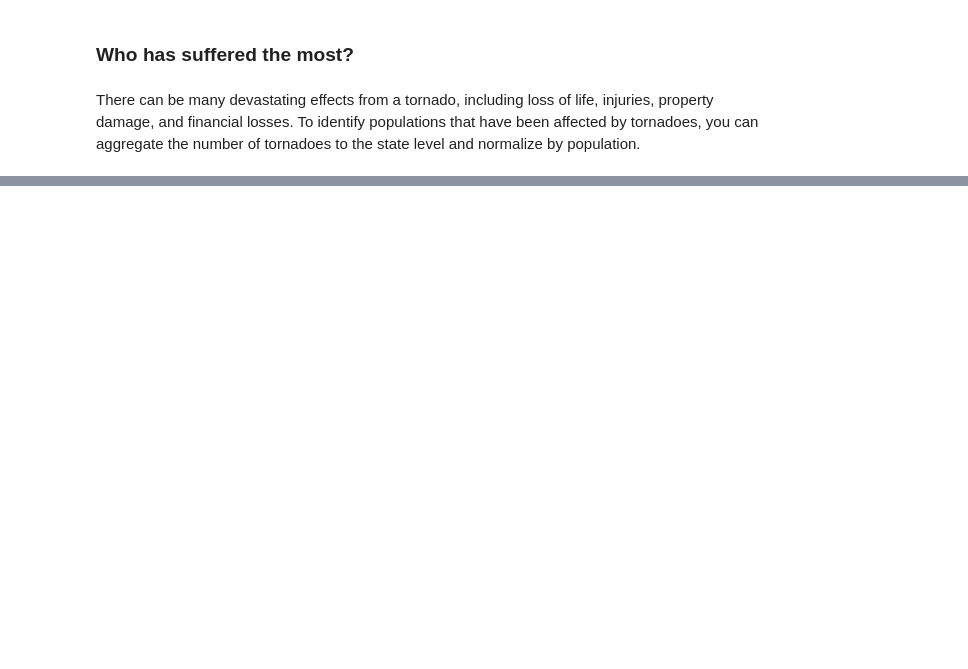
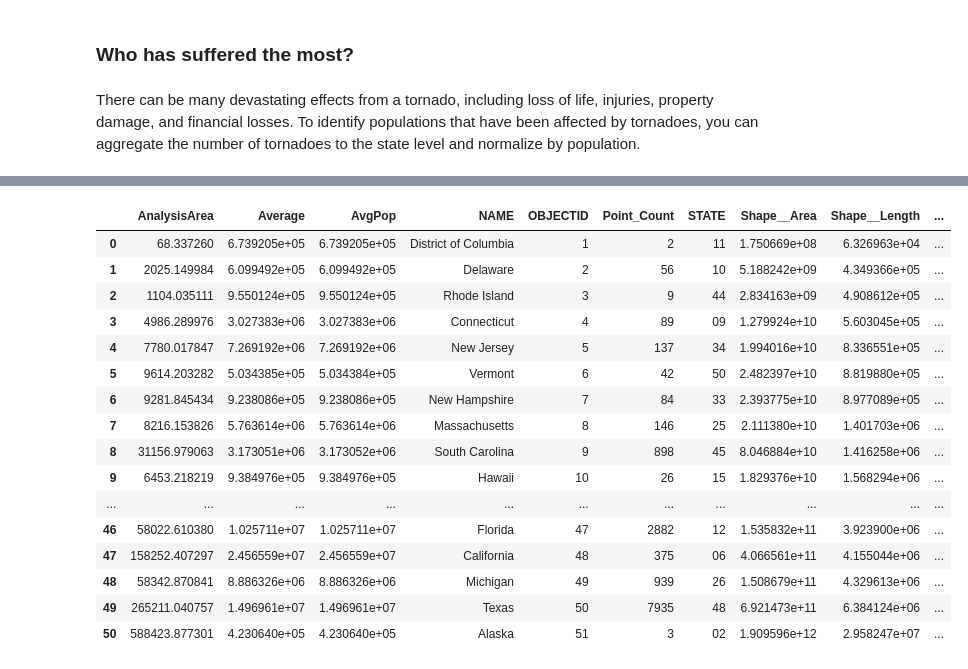
Before and after one commit to priyankatuteja/spatialdatascience, a Jupyter notebook: tornado.ipynb, the cells around one changed output, grey strips where cells are left out. Cells and saved outputs as stored; diff of their text form; code cells hidden in the pictures; blank space fills up the shorter version.

```diff
--- a/tornado.ipynb
+++ b/tornado.ipynb
@@ -52,0 +50,2 @@ agg_points
+# %%
+agg = gis.content.get('5f9c031f0aef4e5f83907150981208ed')
@@ -100,0 +89,20 @@ aggregate_lyr.query(where='1=1', return_distinct_values=True, return_ids_only=Tr
+# %%
+sdf
+# %% [output]
+|  | AnalysisArea | Average | AvgPop | NAME | OBJECTID | Point_Count | STATE | Shape__Area | Shape__Length | ... |
+| 0 | 68.337260 | 6.739205e+05 | 6.739205e+05 | District of Columbia | 1 | 2 | 11 | 1.750669e+08 | 6.326963e+04 | ... |
+| 1 | 2025.149984 | 6.099492e+05 | 6.099492e+05 | Delaware | 2 | 56 | 10 | 5.188242e+09 | 4.349366e+05 | ... |
+| 2 | 1104.035111 | 9.550124e+05 | 9.550124e+05 | Rhode Island | 3 | 9 | 44 | 2.834163e+09 | 4.908612e+05 | ... |
+| 3 | 4986.289976 | 3.027383e+06 | 3.027383e+06 | Connecticut | 4 | 89 | 09 | 1.279924e+10 | 5.603045e+05 | ... |
+| 4 | 7780.017847 | 7.269192e+06 | 7.269192e+06 | New Jersey | 5 | 137 | 34 | 1.994016e+10 | 8.336551e+05 | ... |
+| 5 | 9614.203282 | 5.034385e+05 | 5.034384e+05 | Vermont | 6 | 42 | 50 | 2.482397e+10 | 8.819880e+05 | ... |
+| 6 | 9281.845434 | 9.238086e+05 | 9.238086e+05 | New Hampshire | 7 | 84 | 33 | 2.393775e+10 | 8.977089e+05 | ... |
+| 7 | 8216.153826 | 5.763614e+06 | 5.763614e+06 | Massachusetts | 8 | 146 | 25 | 2.111380e+10 | 1.401703e+06 | ... |
+| 8 | 31156.979063 | 3.173051e+06 | 3.173052e+06 | South Carolina | 9 | 898 | 45 | 8.046884e+10 | 1.416258e+06 | ... |
+| 9 | 6453.218219 | 9.384976e+05 | 9.384976e+05 | Hawaii | 10 | 26 | 15 | 1.829376e+10 | 1.568294e+06 | ... |
+| ... | ... | ... | ... | ... | ... | ... | ... | ... | ... | ... |
+| 46 | 58022.610380 | 1.025711e+07 | 1.025711e+07 | Florida | 47 | 2882 | 12 | 1.535832e+11 | 3.923900e+06 | ... |
+| 47 | 158252.407297 | 2.456559e+07 | 2.456559e+07 | California | 48 | 375 | 06 | 4.066561e+11 | 4.155044e+06 | ... |
+| 48 | 58342.870841 | 8.886326e+06 | 8.886326e+06 | Michigan | 49 | 939 | 26 | 1.508679e+11 | 4.329613e+06 | ... |
+| 49 | 265211.040757 | 1.496961e+07 | 1.496961e+07 | Texas | 50 | 7935 | 48 | 6.921473e+11 | 6.384124e+06 | ... |
+| 50 | 588423.877301 | 4.230640e+05 | 4.230640e+05 | Alaska | 51 | 3 | 02 | 1.909596e+12 | 2.958247e+07 | ... |
```
Also changed, not shown: parts of 23 cells of this notebook, 1 other file.
